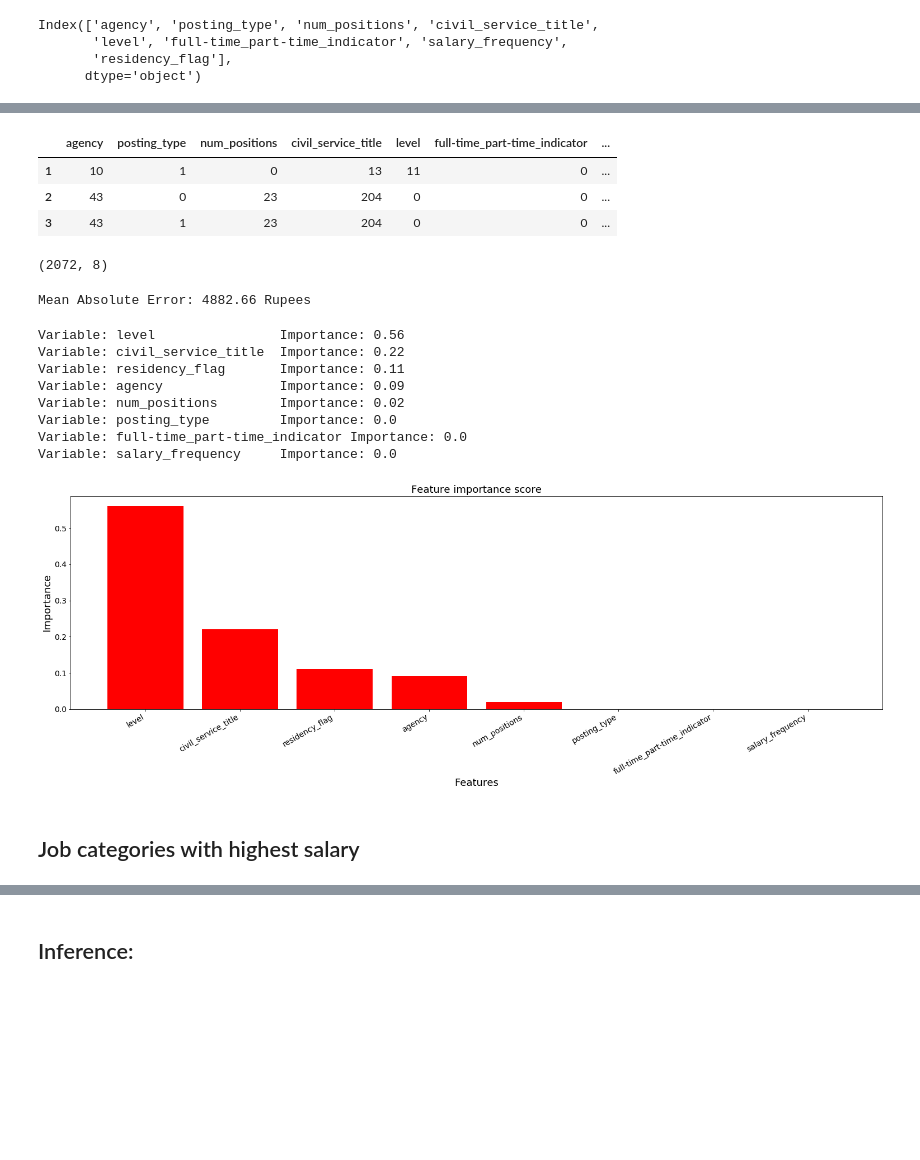
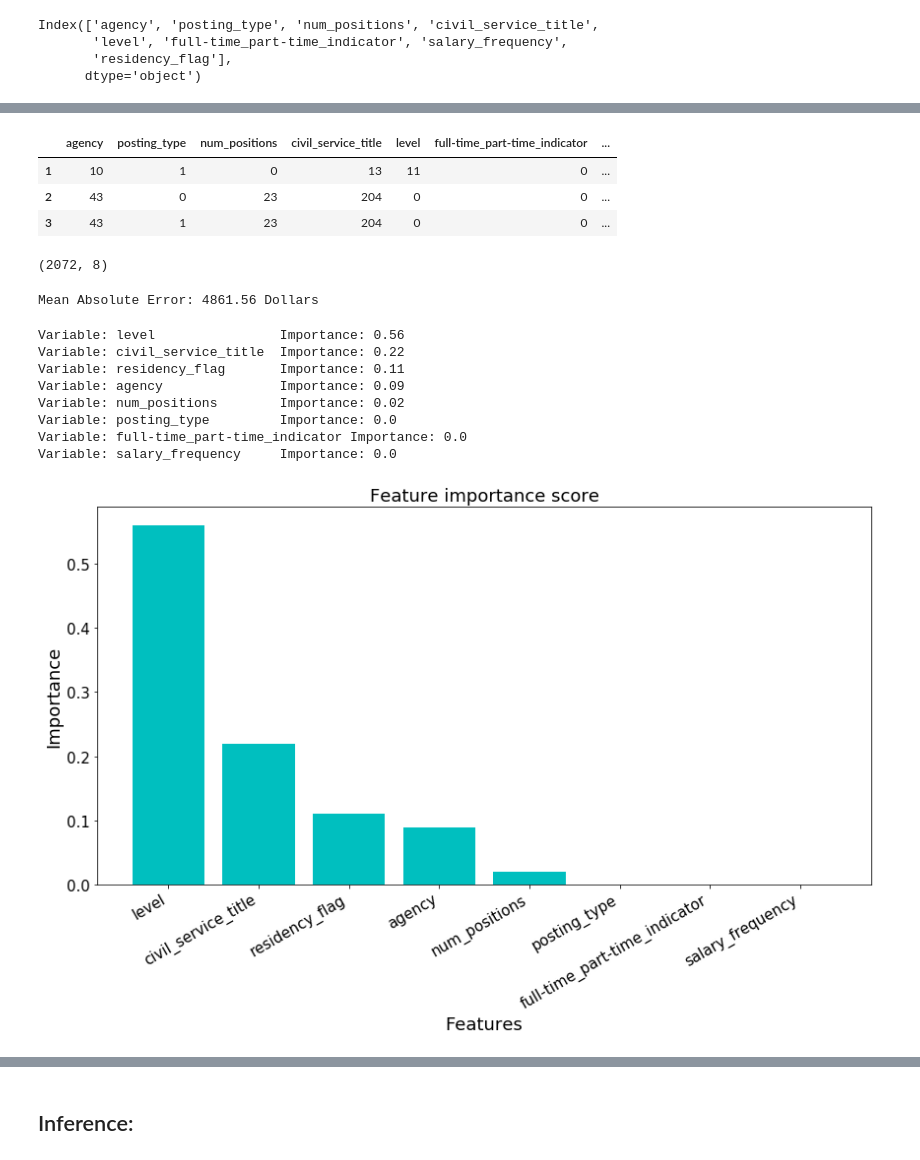
Before and after one commit to jinujayan/NYC_jobpostings_analysis, a Jupyter notebook: NYC_JobData_Analysis.ipynb, the cells around one changed output, grey strips where cells are left out. Saved outputs shown, nothing was run; the diff lists cells and outputs as text; code cells hidden in the pictures; blank space fills up the shorter version.

Commit message:
Adding the updated notebook, adding a new requirements.txt file

```diff
--- a/NYC_JobData_Analysis.ipynb
+++ b/NYC_JobData_Analysis.ipynb
@@ -174,9 +234,0 @@ Class -> Residency is NOT required
-# %%
-print(df['residency_requirement'][idx])
-topic = sorted(lda_model_tfidf[bow_corpus[idx]],key=lambda tup: tup[1],reverse=True)[0][0]
-if topic == 0:
-    print("Class -> Residency required")
-    #return 1
-else:
-    print("Class -> Residency is NOT required")
-    #return 0
@@ -186,5 +243,18 @@ Class -> Residency is NOT required
 # %%
+## If topic == 0 we identify it as residency required (capture values as class 1)
+## If topic == 1 , residency not required (capture values as class 0)
+##Note: The model assigns topic numbers randomly to the colelction of words
 def findTopic(corpus):
+    '''Method to capture class labels given a gensim BOW corpus
+
+    Parameters:
+    corpus (BOW - list of int,int): the BOW representation of the corpus
+
+    Returns:
+    A list with class label for each document in the corpus
+
+    '''
+
     capture_topics = []
     for idx in range(len(corpus)):
         topic = sorted(lda_model_tfidf[bow_corpus[idx]],key=lambda tup: tup[1],reverse=True)[0][0]
@@ -218,0 +290,10 @@ plt.show()
+# %%
+category, count = getjobcategoryCount(df.loc[df.residency_flag == 0])
+f, ax = plt.subplots(figsize=(22, 12))
+sns.barplot(x=count[:10], y=category[:10],  color="c")
+ax.set_title('Job categories with no residency condition',fontsize=18)
+ax.set_xlabel('Job Counts',fontsize=12)
+ax.set_ylabel('Job categories',fontsize=19)
+ax.tick_params(labelsize=15)
+plt.savefig('Q2_b.png')
+plt.show()
@@ -284,12 +341,12 @@ X.head()
 | 6 | DEPT OF HEALTH/MENTAL HYGIENE | Internal | 1 | PROCUREMENT ANALYST | 3 | F | ... |
 | 7 | DEPT OF ENVIRONMENT PROTECTION | Internal | 1 | ASSOCIATE CHEMIST | 2 | F | ... |
 # %%
+##Apply label encoding to categorical features
 X=X.apply(preprocessing.LabelEncoder().fit_transform)
+X.head(3)
+# %% [output]
+|  | agency | posting_type | num_positions | civil_service_title | level | full-time_part-time_indicator | ... |
+| 1 | 10 | 1 | 0 | 13 | 11 | 0 | ... |
+| 2 | 43 | 0 | 23 | 204 | 0 | 0 | ... |
+| 3 | 43 | 1 | 23 | 204 | 0 | 0 | ... |
-# %%
-X.head(3)
-# %% [output]
-|  | agency | posting_type | num_positions | civil_service_title | level | full-time_part-time_indicator | ... |
-| 1 | 10 | 1 | 0 | 13 | 11 | 0 | ... |
-| 2 | 43 | 0 | 23 | 204 | 0 | 0 | ... |
-| 3 | 43 | 1 | 23 | 204 | 0 | 0 | ... |
 # %%
@@ -298,6 +356,7 @@ X_train.shape
 # %% [output]
 (2072, 8)
 # %%
+##Fit the data to a Regression model to find a relation ship between independent feaures and the mean salary
 rf = RandomForestRegressor(n_estimators = 500, random_state = 42)
 rf.fit(X_train, Y_train.ravel());
 # Use the forest's predict method on the test data
@@ -305,9 +364,9 @@ predictions = rf.predict(X_test)
 # Calculate the absolute errors
 errors = abs(predictions - Y_test)
 # Print out the mean absolute error (mae)
-print('Mean Absolute Error:', round(np.mean(errors), 2), 'Rupees')
+print('Mean Absolute Error:', round(np.mean(errors), 2), 'Dollars')
 # %% [output]
-Mean Absolute Error: 4882.66 Rupees
+Mean Absolute Error: 4861.56 Dollars
 # %%
 # Get numerical feature importances
 importances = list(rf.feature_importances_)
@@ -330,20 +389,20 @@ Variable: salary_frequency     Importance: 0.0
 # %%
 features = [f[0] for f in feature_importances]
 values = [f[1] for f in feature_importances]
-fig,ax = plt.subplots(1,1,figsize=(26,7))
+fig,ax = plt.subplots(1,1,figsize=(12,8))
 
-ax.bar(features[:20], values[:20],color='r')
+ax.bar(features[:20], values[:20],color='c')
 
 ax.set_xlabel('Features',fontsize=18)
 ax.set_ylabel('Importance',fontsize=18)
 
 ax.set_title('Feature importance score',fontsize=18)
-ax.tick_params(labelsize=14)
+ax.tick_params(labelsize=15)
+
 #axes[1].set_title('Mode cost analysis')
 plt.setp(ax.get_xticklabels(), rotation=30, horizontalalignment='right')
-
+plt.tight_layout()
+plt.savefig('Q3_model.png')
 plt.show()
 # %% [output]
-[figure, old version]
+[figure, new version]
-# %% [markdown]
-## Job categories with highest salary
```
Also changed, not shown: parts of 56 cells of this notebook, 1 other file.
